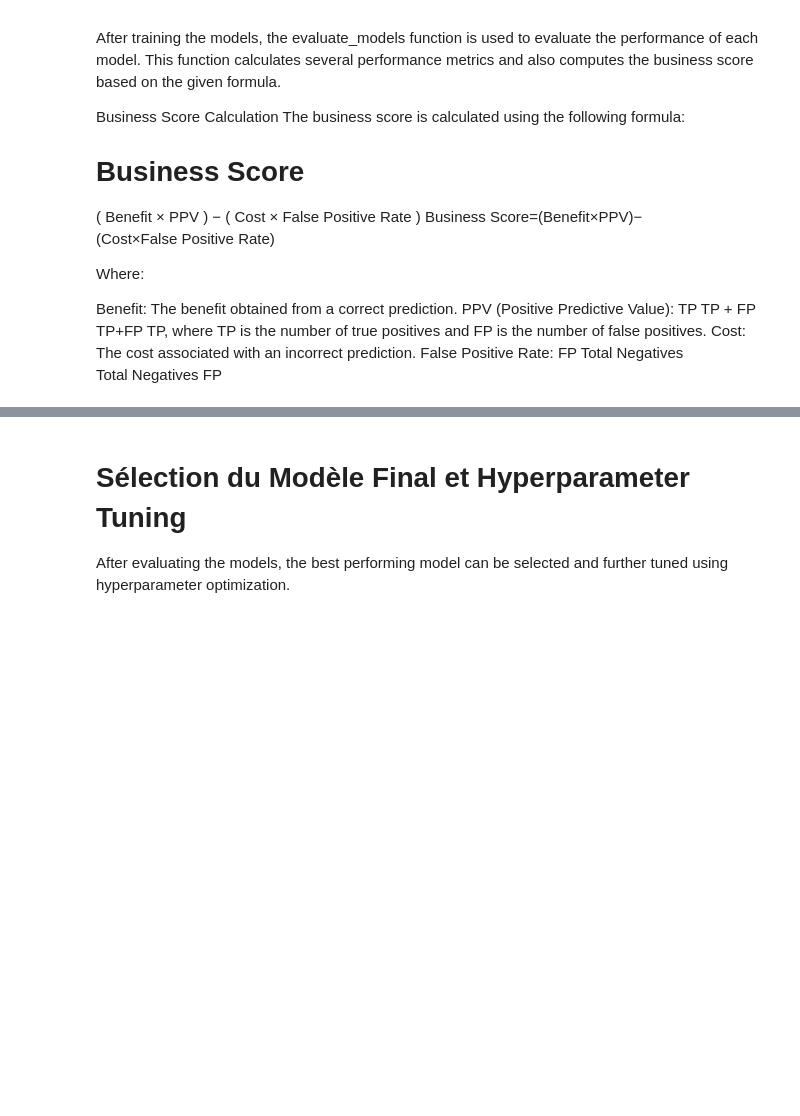
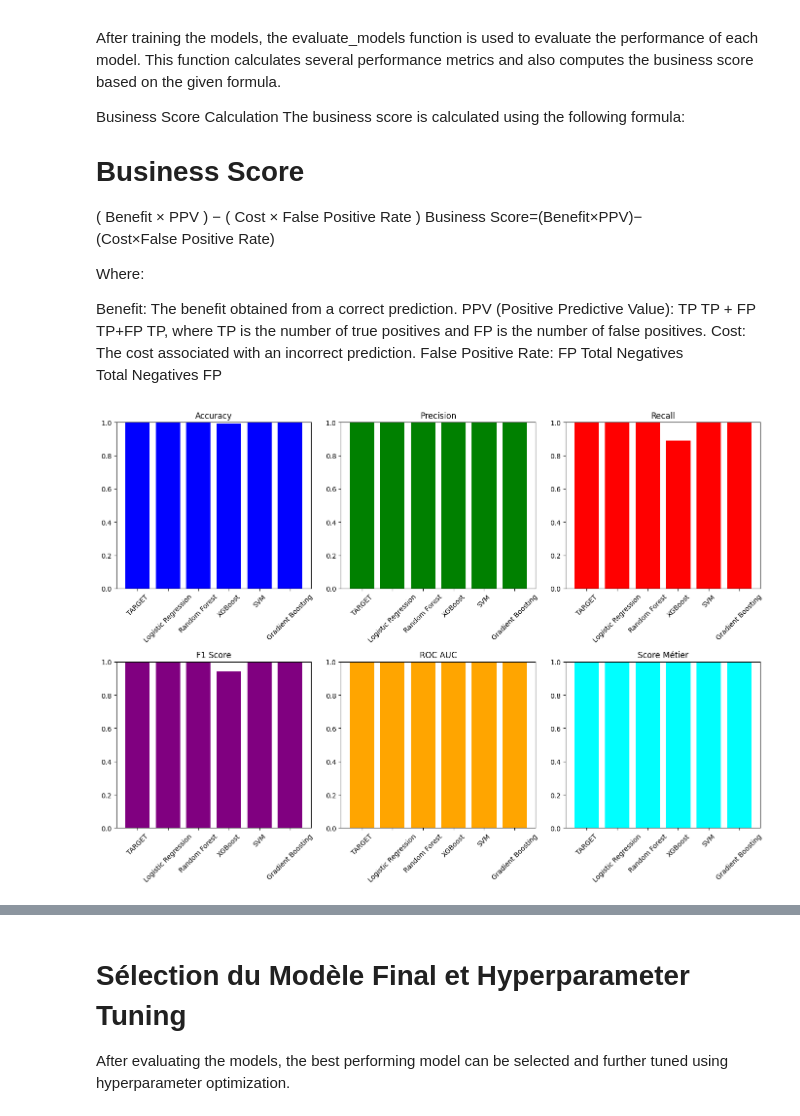
Before and after one commit to CYBA7K2M-DATAPROJ/home_credit_default_risk, a Jupyter notebook: Fusilier_Antoine_2_notebook_modelization_032024.ipynb, the cells around one changed output, grey strips where cells are left out. Cells and saved outputs as stored; diff of their text form; code cells hidden in the pictures; blank space fills up the shorter version.

```diff
--- a/Fusilier_Antoine_2_notebook_modelization_032024.ipynb
+++ b/Fusilier_Antoine_2_notebook_modelization_032024.ipynb
@@ -628,0 +636,53 @@ evaluate_models(
+# %%
+model_performance_metrics = pd.read_csv(f"{LOCAL_EXPORT_MODELIZATION_EVALUATION_RESULT_FOLDER_PATH}/model_performance_metrics.csv")
+# %%
+df = model_performance_metrics
+# Configurer la taille de la figure
+plt.figure(figsize=(14, 10))
+
+# Accuracy
+plt.subplot(2, 3, 1)
+plt.bar(df['model'], df['accuracy'], color='blue')
+plt.title('Accuracy')
+plt.xticks(rotation=45)
+plt.ylim(0, 1)
+
+# Precision
+plt.subplot(2, 3, 2)
+plt.bar(df['model'], df['precision'], color='green')
+plt.title('Precision')
+plt.xticks(rotation=45)
+plt.ylim(0, 1)
+
+# Recall
+plt.subplot(2, 3, 3)
+plt.bar(df['model'], df['recall'], color='red')
+plt.title('Recall')
+plt.xticks(rotation=45)
+plt.ylim(0, 1)
+
+# F1 Score
+plt.subplot(2, 3, 4)
+plt.bar(df['model'], df['f1_score'], color='purple')
+plt.title('F1 Score')
+plt.xticks(rotation=45)
+plt.ylim(0, 1)
+
+# ROC AUC
+plt.subplot(2, 3, 5)
+plt.bar(df['model'], df['roc_auc'], color='orange')
+plt.title('ROC AUC')
+plt.xticks(rotation=45)
+plt.ylim(0, 1)
+
+# Score Métier
+plt.subplot(2, 3, 6)
+plt.bar(df['model'], df['score_metier'], color='cyan')
+plt.title('Score Métier')
+plt.xticks(rotation=45)
+plt.ylim(0, 1)
+
+plt.tight_layout()
+plt.show()
+# %% [output]
+[figure, added]
```
Also changed, not shown: parts of 20 cells of this notebook, 4 other files.
